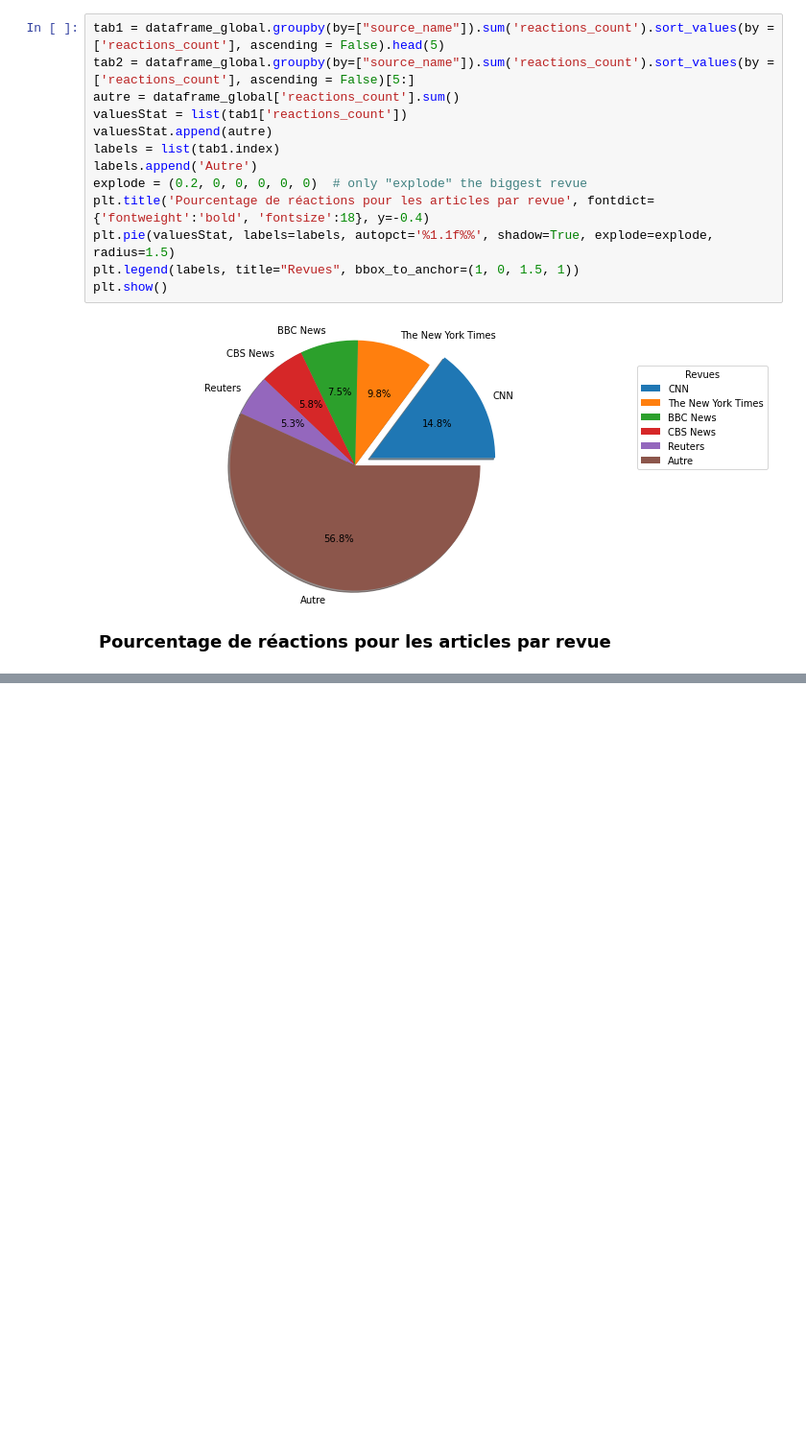
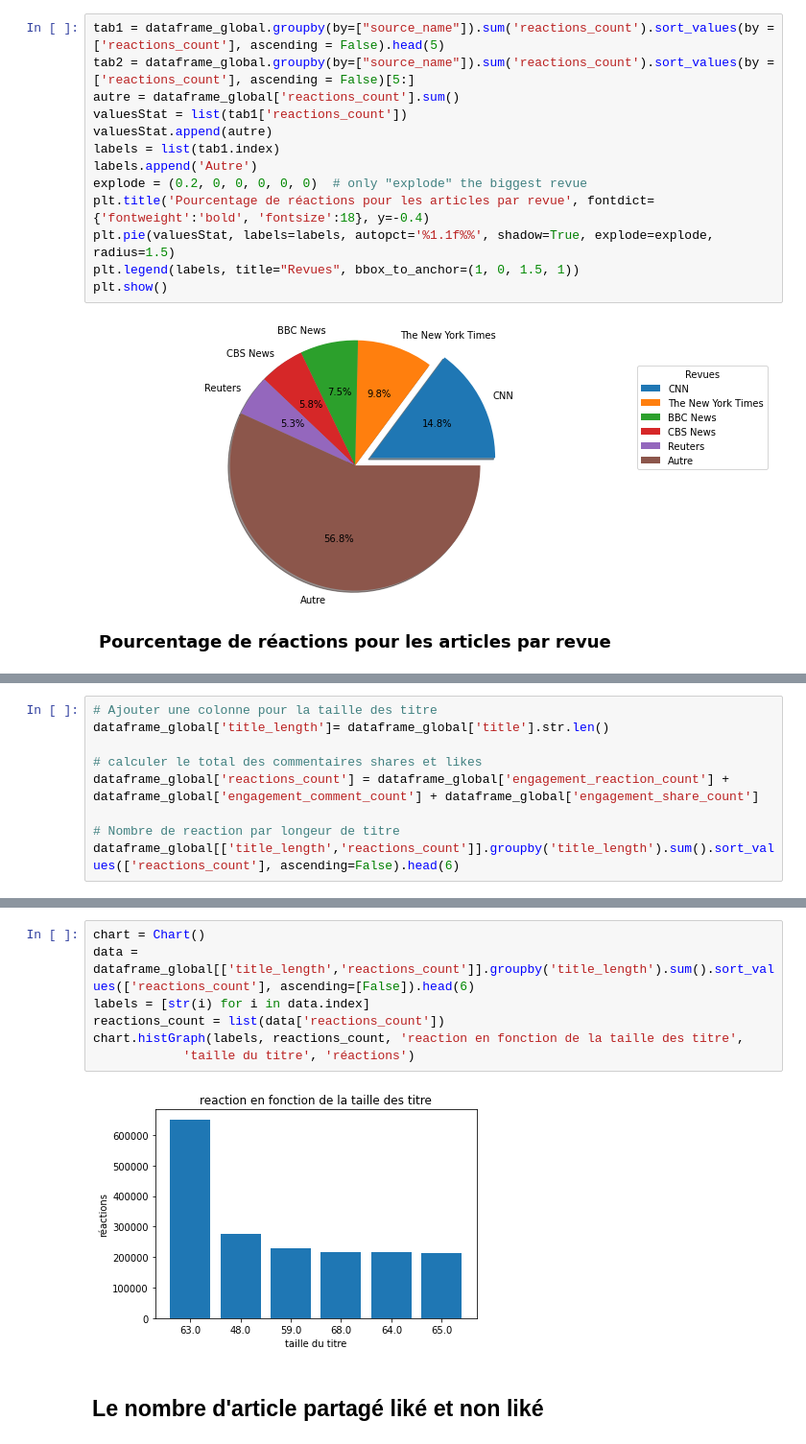
Before and after one commit to vittorio-c/Internet-news-data-with-readers-engagement, a Jupyter notebook: index.ipynb, the cells around one changed output, grey strips where cells are left out. Shown at 96% size. Cells and saved outputs as stored; diff of their text form; blank space fills up the shorter version.

Commit message:
ajout des stats sur la longueur des titres

```diff
--- a/index.ipynb
+++ b/index.ipynb
@@ -732,0 +734,9 @@ plt.show()
+# %%
+# Ajouter une colonne pour la taille des titre
+dataframe_global['title_length']= dataframe_global['title'].str.len()
+
+# calculer le total des commentaires shares et likes
+dataframe_global['reactions_count'] = dataframe_global['engagement_reaction_count'] + dataframe_global['engagement_comment_count'] + dataframe_global['engagement_share_count']
+
+# Nombre de reaction par longeur de titre
+dataframe_global[['title_length','reactions_count']].groupby('title_length').sum().sort_values(['reactions_count'], ascending=False).head(6)
@@ -732,0 +752,11 @@ plt.show()
+# %%
+chart = Chart()
+data = dataframe_global[['title_length','reactions_count']].groupby('title_length').sum().sort_values(['reactions_count'], ascending=[False]).head(6)
+labels = [str(i) for i in data.index]
+reactions_count = list(data['reactions_count'])
+chart.histGraph(labels, reactions_count, 'reaction en fonction de la taille des titre',
+            'taille du titre', 'réactions')
+# %% [output]
+[figure, added]
+# %% [markdown]
+## Le nombre d'article partagé liké et non liké
```
Also changed, not shown: parts of 15 cells of this notebook.
